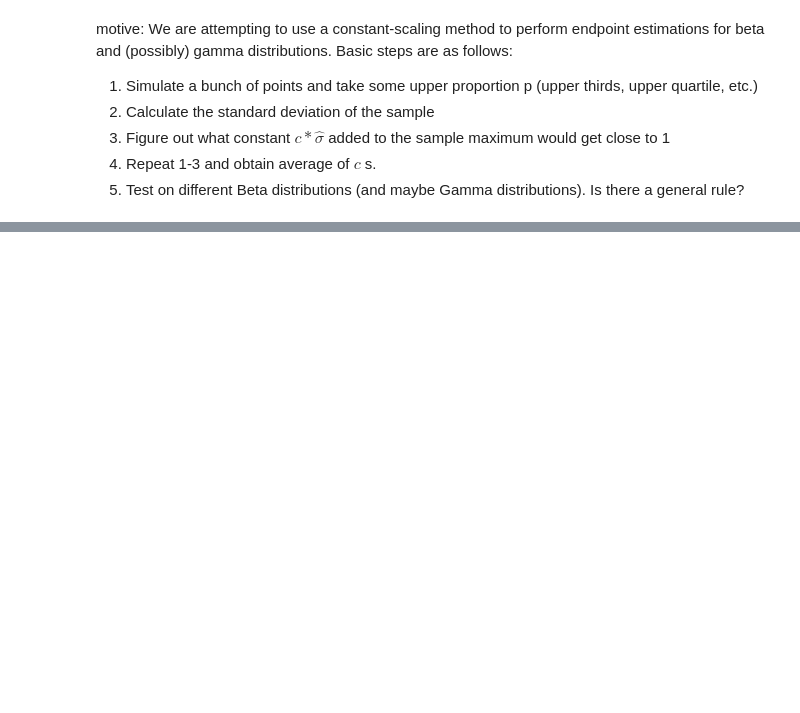
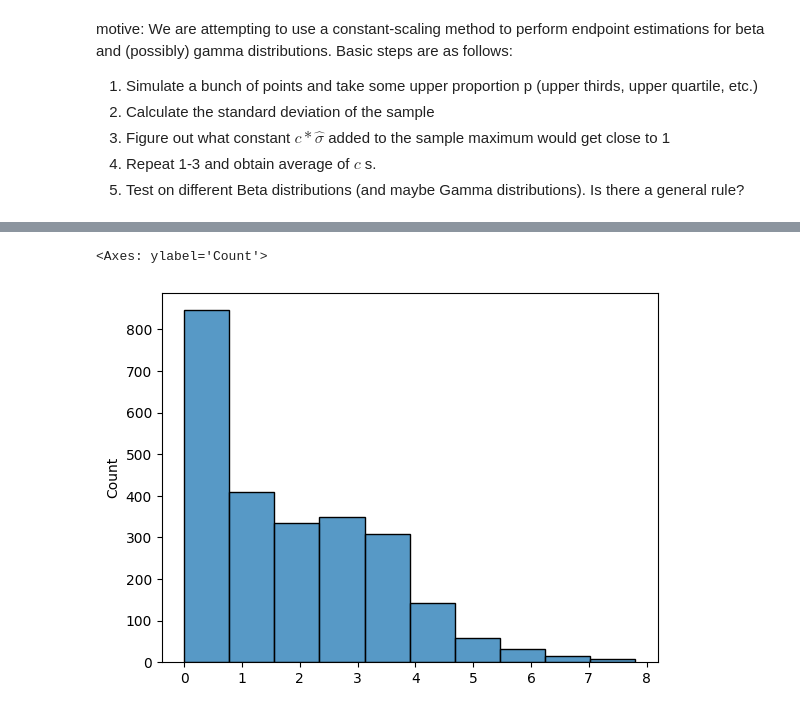
Before and after one commit to sarahhyou/endpoint_density_estimator, a Jupyter notebook: base.ipynb, the cells around one changed output, grey strips where cells are left out. Cells and saved outputs as stored; diff of their text form; code cells hidden in the pictures; blank space fills up the shorter version.

```diff
--- a/base.ipynb
+++ b/base.ipynb
@@ -82,6 +70,20 @@ parameter_pairs = []
 for a in np.linspace(0.5,10):
     for b in np.linspace(0.5,10):
         parameter_pairs.append((a,b))
+# %%
+for pair in parameter_pairs:
+    avg_cs = []
+    for sample_sizes in np.array([200,500,1000,5000]):
+        cs = []
+        for seed in np.array([2,34,567,2021,0]):
+            rng = np.random.default_rng(seed=seed)
+            sample = rng.beta(pair[0],pair[1],sample_sizes)
+            cutoff = np.percentile(sample, 66.7)
+            test_sample = sample[sample > cutoff]
+            sd = np.std(test_sample)
+            c = (1-np.max(test_sample)) / sd
+            cs.append(c)
+        avg_cs.append(np.average(cs))
 # %%
 parameter_cs = []
 for pair in parameter_pairs:
@@ -119,0 +124,5 @@ graph_objects(parameter_pairs, parameter_cs)
+# %%
+sns.histplot(parameter_cs,bins=10)
+# %% [output]
+<Axes: ylabel='Count'>
+[figure, added]
```
Also changed, not shown: parts of 5 cells of this notebook, 1 other file.
